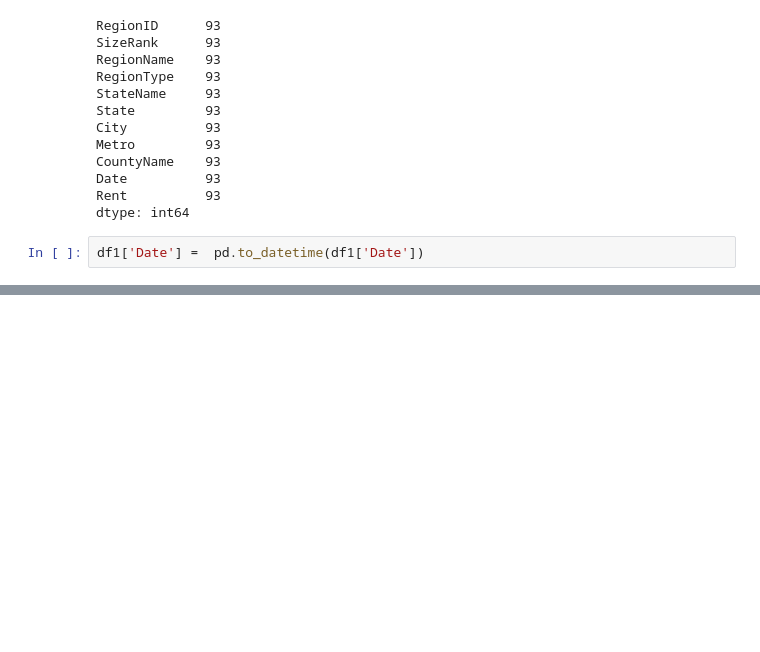
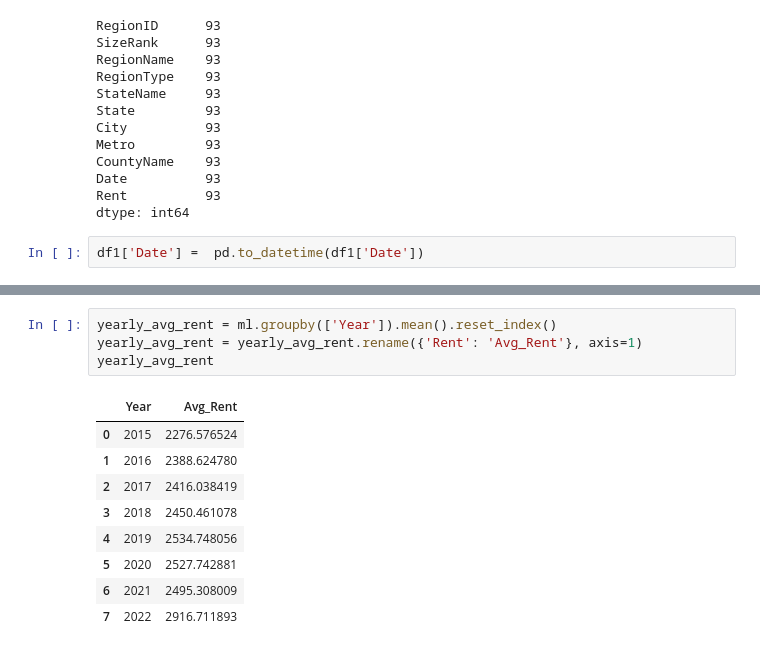
Before and after one commit to vishaldeo/final_project, a Jupyter notebook: DataClean.ipynb, the cells around one changed output, grey strips where cells are left out. Saved outputs shown, nothing was run; the diff lists cells and outputs as text; blank space fills up the shorter version.

```diff
--- a/DataClean.ipynb
+++ b/DataClean.ipynb
@@ -157,0 +190,14 @@ df1.head()
+# %%
+yearly_avg_rent = ml.groupby(['Year']).mean().reset_index()
+yearly_avg_rent = yearly_avg_rent.rename({'Rent': 'Avg_Rent'}, axis=1)
+yearly_avg_rent
+# %% [output]
+|  | Year | Avg_Rent |
+| 0 | 2015 | 2276.576524 |
+| 1 | 2016 | 2388.624780 |
+| 2 | 2017 | 2416.038419 |
+| 3 | 2018 | 2450.461078 |
+| 4 | 2019 | 2534.748056 |
+| 5 | 2020 | 2527.742881 |
+| 6 | 2021 | 2495.308009 |
+| 7 | 2022 | 2916.711893 |
```
Also changed, not shown: parts of 14 cells of this notebook.
